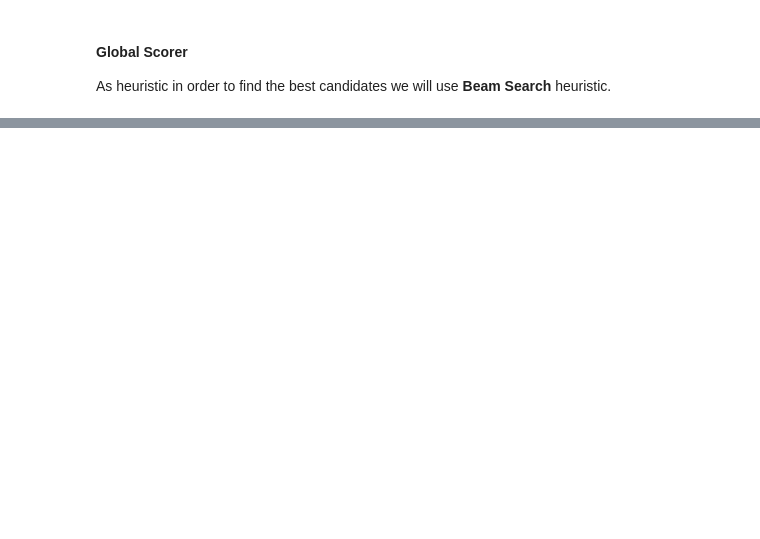
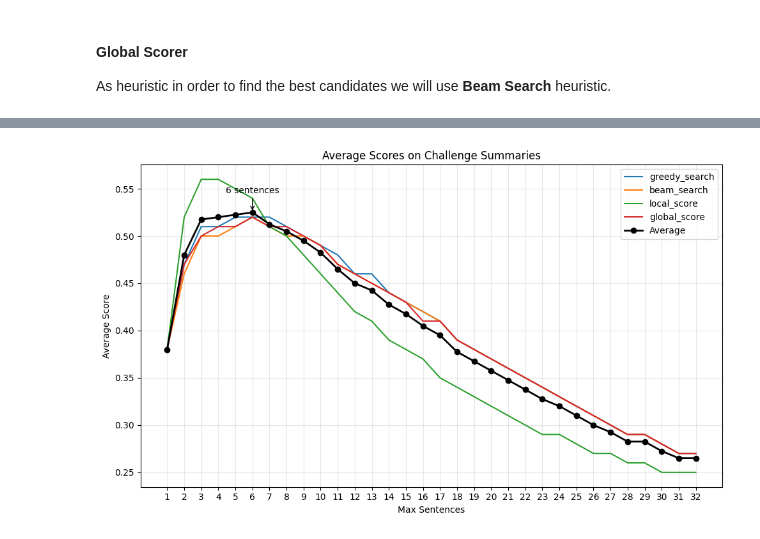
Before and after one commit to fedemarchits/Extractive-Summarization-with-LLMs-and-Heuristics, a Jupyter notebook: TrackB_fast_version.ipynb, the cells around one changed output, grey strips where cells are left out. Cells and saved outputs as stored; diff of their text form; code cells hidden in the pictures; blank space fills up the shorter version.

```diff
--- a/TrackB_fast_version.ipynb
+++ b/TrackB_fast_version.ipynb
@@ -977,0 +317,4 @@ plot_summary_time(final_singular_times)
+# %%
+heuristics = ["greedy_search", "beam_search", "local_score", "global_score"]
+summ_types = ["challenge", "approach", "outcome", "all_together"]
+singular_summ_types = ["challenge", "approach", "outcome"]
@@ -977,0 +499,18 @@ plot_summary_time(final_singular_times)
+# %%
+avg_score_across_all_tog = {i: {heur: 0 for heur in heuristics} for i in range(1, 33)}
+
+for i in range(32):
+    res = all_results[i]
+
+    for heur in heuristics:
+        sum_score = 0
+        avg_score_doc = 0
+        n_docs = len(res["all_together"][heur]["result"])
+
+        for doc in range(n_docs):
+            candidate = " ".join(res["all_together"][heur]["result"][doc])
+            reference = list_all_summaries_extractive[doc]
+            avg_score_doc += rouge_score(candidate, reference, 'rouge1')
+        sum_score += avg_score_doc / n_docs
+
+        avg_score_across_all_tog[i+1][heur] = round(sum_score, 2)
@@ -977,0 +570,23 @@ plot_summary_time(final_singular_times)
+# %%
+avg_score_challenge = {i: {heur: 0 for heur in heuristics} for i in range(1, 33)}
+
+for i in range(32):
+    res = all_results[i]
+
+    for heur in heuristics:
+        sum_score = 0
+        avg_score_doc = 0
+        n_docs = len(res["challenge"][heur]["result"])
+
+        for doc in range(n_docs):
+            candidate = " ".join(res["challenge"][heur]["result"][doc])
+            reference = " ".join(dataset_extractive[doc]["challenge_sentences"])
+            avg_score_doc += rouge_score(candidate, reference, 'rouge1')
+
+        sum_score += avg_score_doc / n_docs
+
+        avg_score_challenge[i+1][heur] = round(sum_score, 2)
+# %%
+plot_avg_score(avg_score_challenge, "Average Scores on Challenge Summaries")
+# %% [output]
+[figure, added]
```
Also changed, not shown: parts of 186 cells of this notebook.
